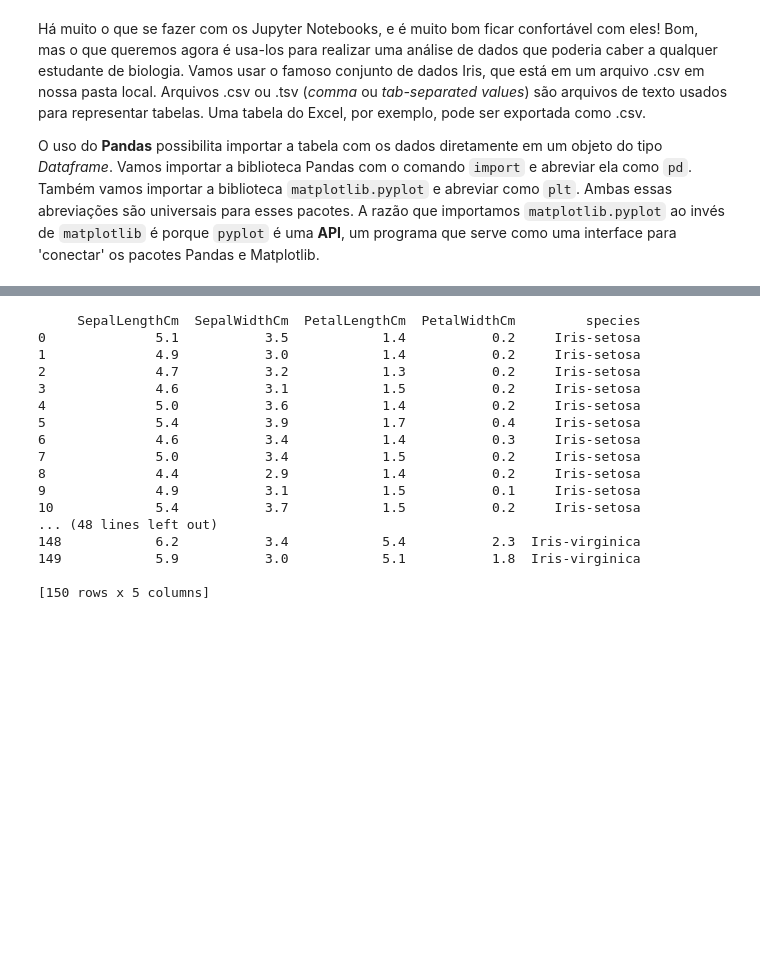
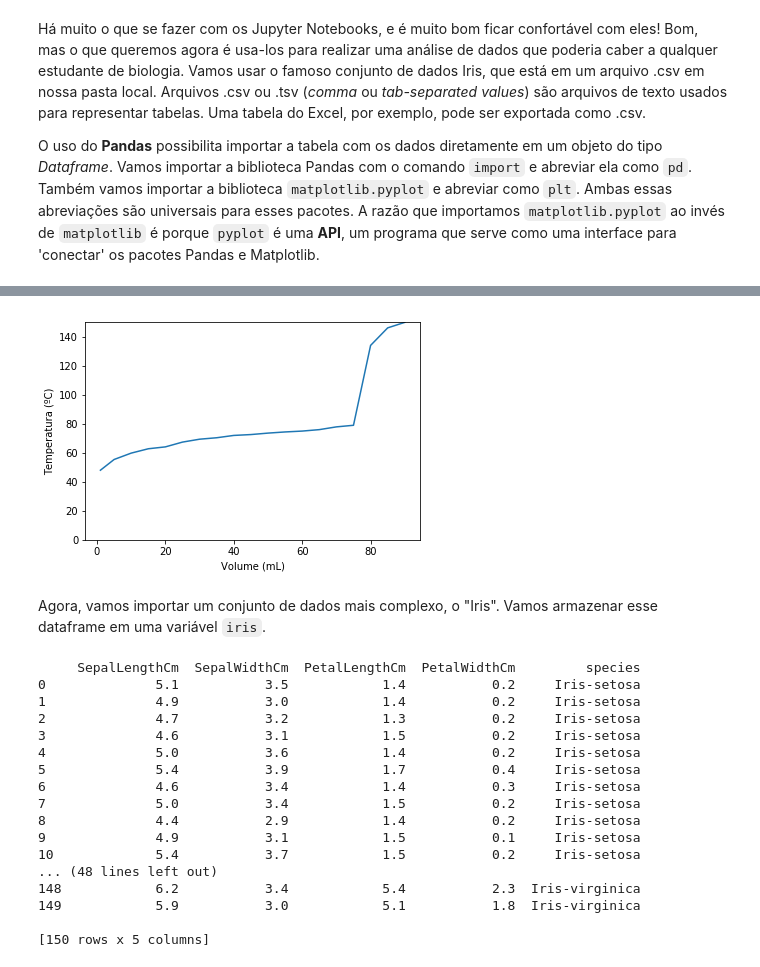
Before and after one commit to Grupo-de-Oceanografia-Costeira/CursoCCB, a Jupyter notebook: notebooks/modulo_2_continuacao.ipynb, the cells around one changed output, grey strips where cells are left out. Cells and saved outputs as stored; diff of their text form; code cells hidden in the pictures; blank space fills up the shorter version.

```diff
--- a/notebooks/modulo_2_continuacao.ipynb
+++ b/notebooks/modulo_2_continuacao.ipynb
@@ -32,3 +58,13 @@ Agora já temos todos os métodos dessas bibliotecas à nossa disposição. Só
+# %%
+plt.plot(df["Volume_mL"], df["Temperatura_C"])
+plt.ylim((0, 150))
+plt.xlabel("Volume (mL)")
+plt.ylabel("Temperatura (ºC)")
+plt.show()
+# %% [output]
+[figure, added]
+# %% [markdown]
+Agora, vamos importar um conjunto de dados mais complexo, o "Iris". Vamos armazenar esse dataframe em uma variável `iris`.
 # %%
 # Vamos armazenar esse objeto Pandas em uma variável 'iris'
 iris = pd.read_csv('data/iris.csv')
```
Also changed, not shown: parts of 16 cells of this notebook.
